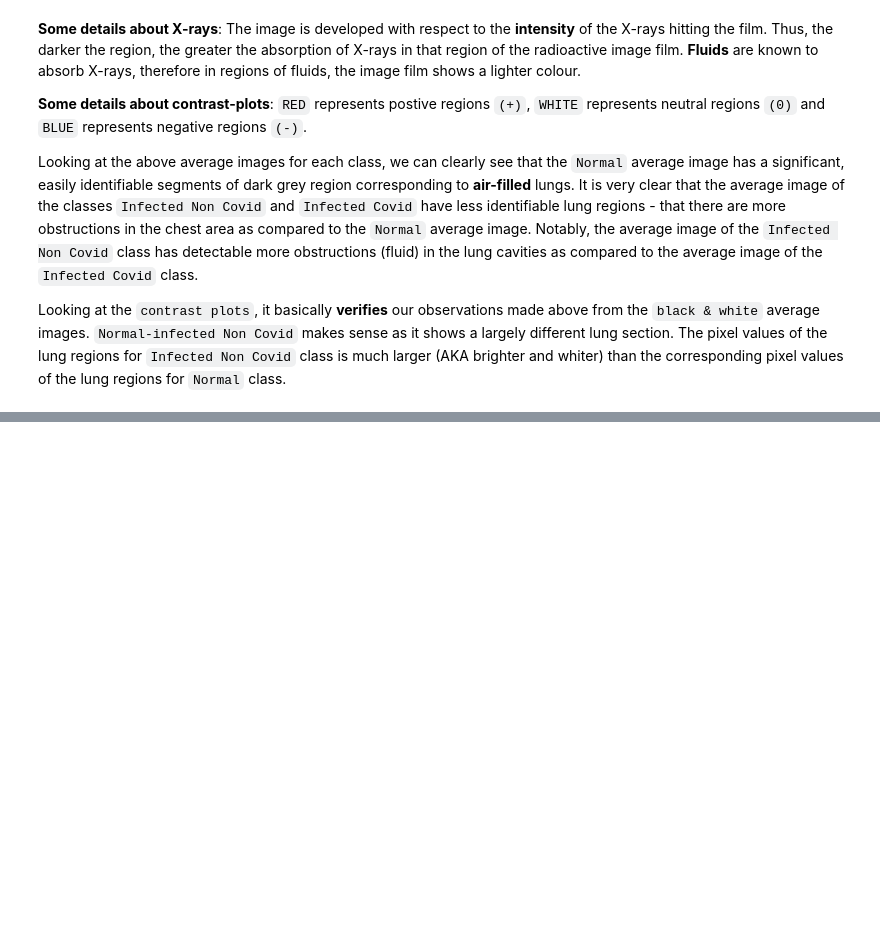
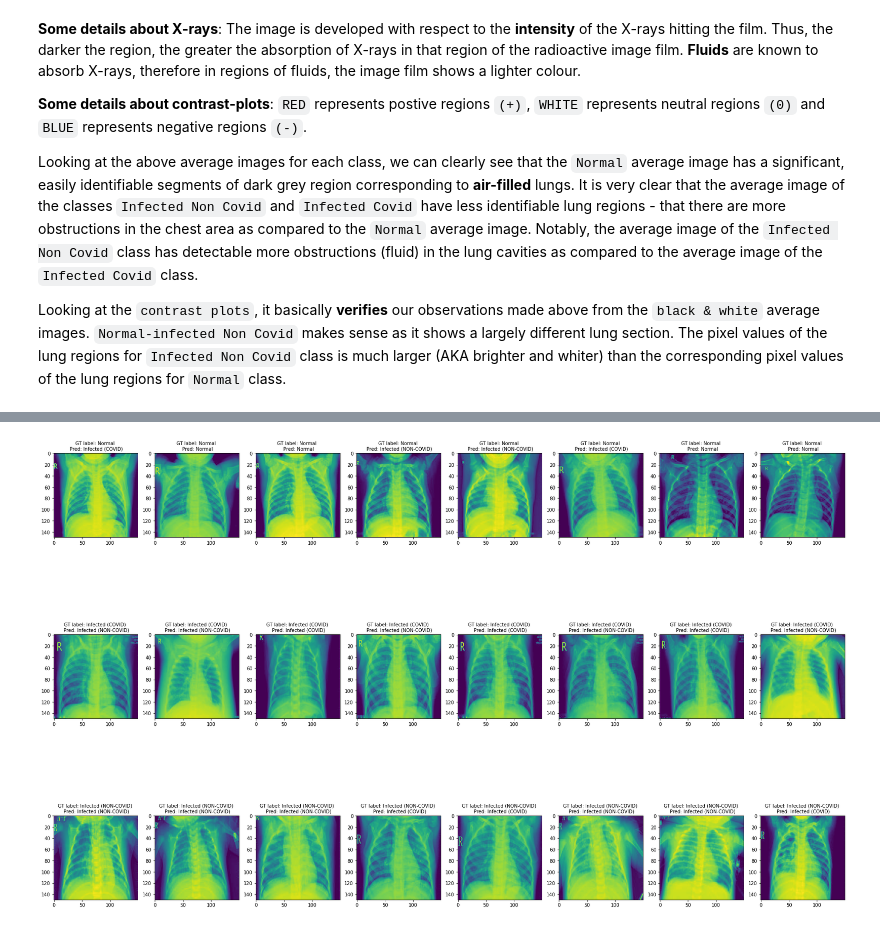
Before and after one commit to Etzernal/dlproj, a Jupyter notebook: SmallProjectSubmission.ipynb, the cells around one changed output, grey strips where cells are left out. Saved outputs shown, nothing was run; the diff lists cells and outputs as text; code cells hidden in the pictures; blank space fills up the shorter version.

```diff
--- a/SmallProjectSubmission.ipynb
+++ b/SmallProjectSubmission.ipynb
@@ -573,0 +594,7 @@ Better to have model with high overall accuracy or low true negatives/false posi
+# %%
+# Loading model
+def loadModel(modelPath):
+    modelDir = "trainedModels"
+    path = os.path.join(modelDir, modelPath + ".pth")
+    model = torch.load(path)
+    return model
@@ -573,0 +632,5 @@ Better to have model with high overall accuracy or low true negatives/false posi
+# %%
+model1 = loadModel("model1_10")
+model2 = loadModel("model2_10")
+# %%
+preds = getPredictions(model1, model2, val_loader_normalized1)
@@ -573,0 +669,32 @@ Better to have model with high overall accuracy or low true negatives/false posi
+# %%
+def plotPerformance(val_loader, prediction, labels):
+    keys = ["val_normal", "val_infected_covid", "val_infected_non_covid"]
+    numPlots = len(val_loader)
+    fig, axs = plt.subplots(3,8, figsize=(30,20))
+    count = -1
+    rowNum = 0
+    colNum = 0
+    for i in range(3):
+        key = keys[i]
+        for j in range(8):
+            axs[i, j].imshow(val_loader.open_img(key, (i*8+j)%8))
+            index = i*8 + j
+
+            if labels[index] == 0:
+                labelWord = "Normal"
+            elif labels[index] == 1:
+                labelWord = "Infected (COVID)"
+            else:
+                labelWord = "Infected (NON-COVID)"
+
+            if prediction[index] == 0:
+                predictWord = "Normal"
+            elif prediction[index] == 1:
+                predictWord = "Infected (COVID)"
+            else:
+                predictWord = "Infected (NON-COVID)"
+            axs[i, j].set_title("GT label: {} \n Pred: {}".format(labelWord, predictWord), fontsize=10)
+# %%
+plotPerformance(ld_val_normalized1, preds, [0,0,0,0,0,0,0,0,1,1,1,1,1,1,1,1,2,2,2,2,2,2,2,2])
+# %% [output]
+[figure, added]
```
Also changed, not shown: parts of 55 cells of this notebook, 7 other files.
